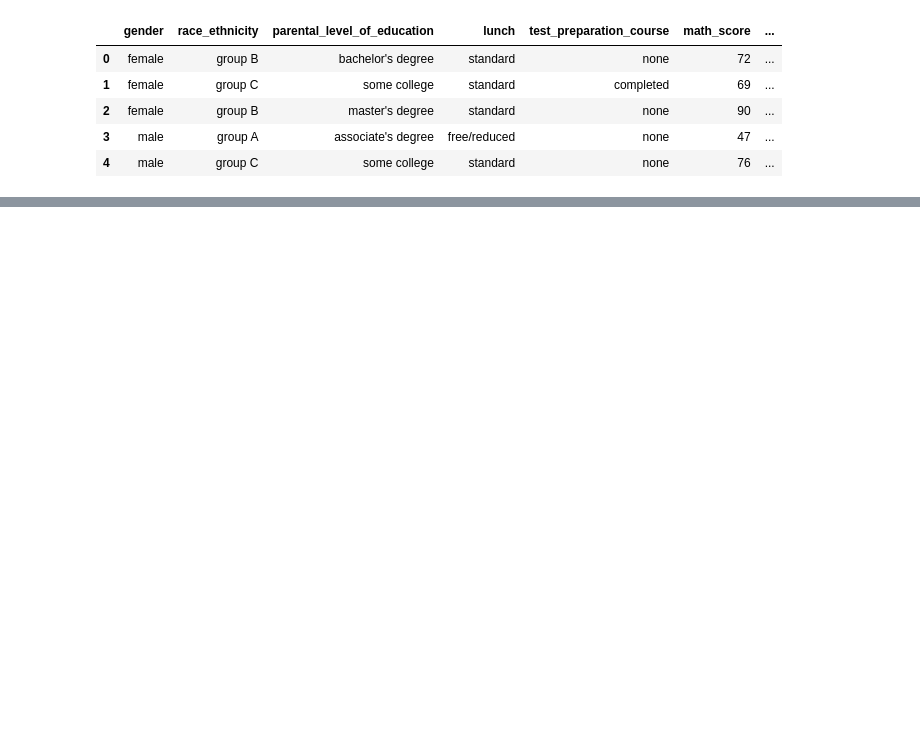
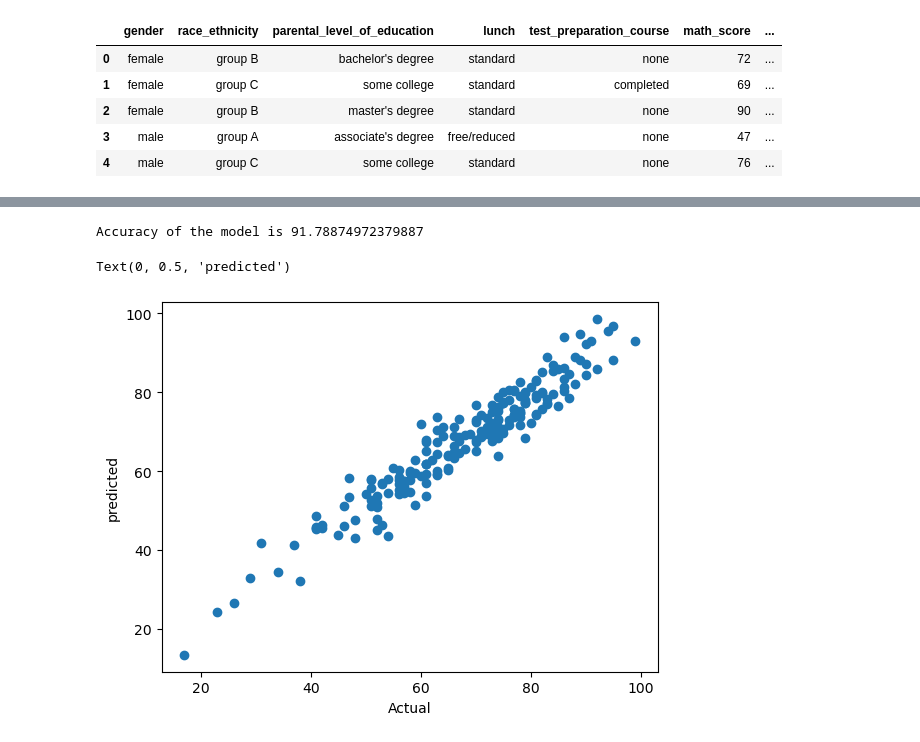
Before and after one commit to Rugvedhicon/mlproject, a Jupyter notebook: Data/Model Training.ipynb, the cells around one changed output, grey strips where cells are left out. Drawn from its saved outputs; the diff is of its cells as text; code cells hidden in the pictures; blank space fills up the shorter version.

```diff
--- a/Data/Model Training.ipynb
+++ b/Data/Model Training.ipynb
@@ -58,7 +58,7 @@ X=df.drop(columns=['reading_score'],axis=1)
 y=df['reading_score']
 # %%
 num_features=X.select_dtypes(exclude='object').columns
-cat_features=X.select_dtypes(exclude='object').columns
+cat_features=X.select_dtypes(include='object').columns
 
 from sklearn.preprocessing import OneHotEncoder,StandardScaler
 from sklearn.compose import ColumnTransformer
@@ -77,0 +78,4 @@ X.shape
+# %%
+from sklearn.model_selection import train_test_split
+X_train,X_test,y_train,y_test=train_test_split(X,y,test_size=0.2,random_state=42)
+X_train.shape,X_test.shape
@@ -77,0 +86,7 @@ X.shape
+# %%
+def evaluate_model(true,predicted):
+    mae=mean_absolute_error(true,predicted)
+    mse=mean_squared_error(true,predicted)
+    rmse=np.sqrt(mean_squared_error(true,predicted))
+    r2=r2_score(true,predicted)
+    return mae,rmse,r2
@@ -77,0 +157,15 @@ X.shape
+# %%
+lin_model=LinearRegression(fit_intercept=True)
+lin_model=lin_model.fit(X_train,y_train)
+y_pred=lin_model.predict(X_test)
+score=r2_score(y_test,y_pred)*100
+print("Accuracy of the model is {}".format(score))
+# %% [output]
+Accuracy of the model is 91.78874972379887
+# %%
+plt.scatter(y_test,y_pred)
+plt.xlabel('Actual')
+plt.ylabel('predicted')
+# %% [output]
+Text(0, 0.5, 'predicted')
+[figure, added]
```
Also changed, not shown: parts of 7 cells of this notebook, 5 other files.
